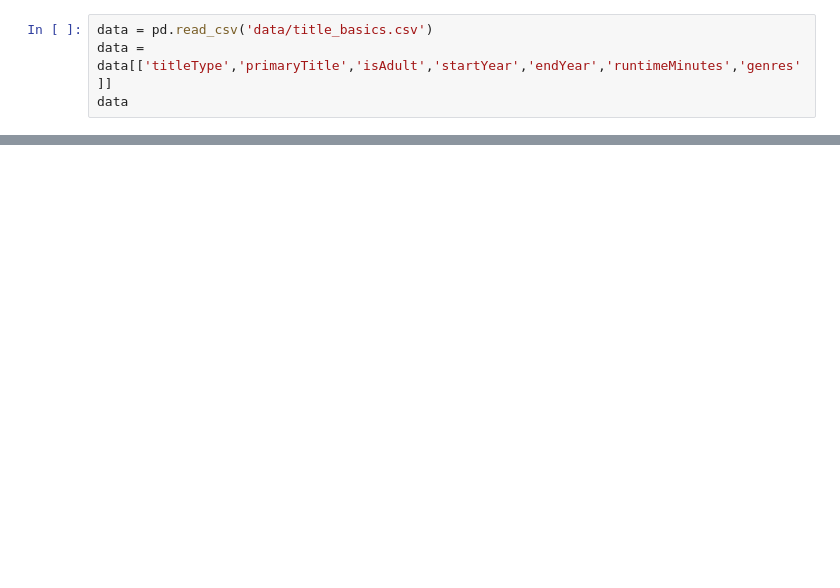
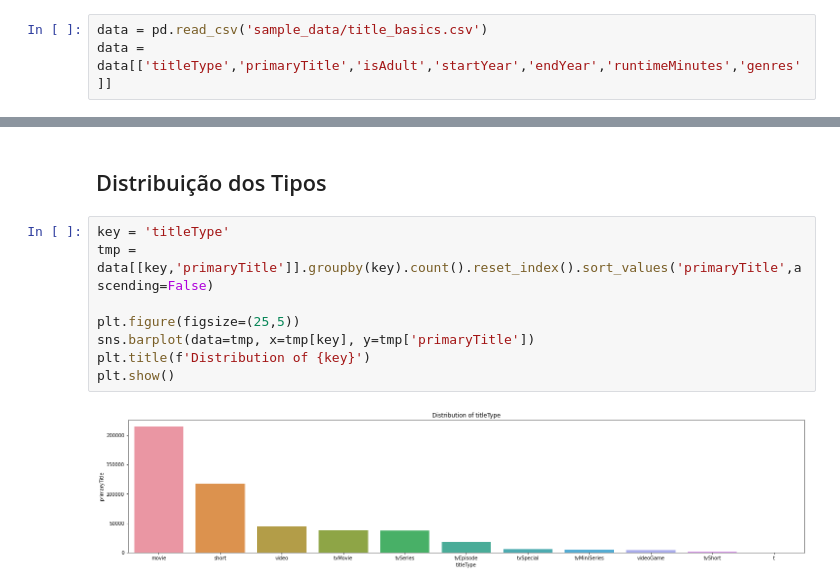
Before and after one commit to felipefranca/python-data-visualization-imdb-dataset, a Jupyter notebook: Trabalho_Final_Visualização_de_Dados.ipynb, the cells around one changed output, grey strips where cells are left out. Cells and saved outputs as stored; diff of their text form; blank space fills up the shorter version.

```diff
--- a/Trabalho_Final_Visualização_de_Dados.ipynb
+++ b/Trabalho_Final_Visualização_de_Dados.ipynb
@@ -11,4 +19,3 @@ import matplotlib.pyplot as plt
 # %%
-data = pd.read_csv('data/title_basics.csv')
+data = pd.read_csv('sample_data/title_basics.csv')
 data = data[['titleType','primaryTitle','isAdult','startYear','endYear','runtimeMinutes','genres']]
-data
@@ -60,0 +38,12 @@ plt.show()
+# %% [markdown]
+## Distribuição dos Tipos
+# %%
+key = 'titleType'
+tmp = data[[key,'primaryTitle']].groupby(key).count().reset_index().sort_values('primaryTitle',ascending=False)
+
+plt.figure(figsize=(25,5))
+sns.barplot(data=tmp, x=tmp[key], y=tmp['primaryTitle'])
+plt.title(f'Distribution of {key}')
+plt.show()
+# %% [output]
+[figure, added]
```
Also changed, not shown: parts of 20 cells of this notebook.
